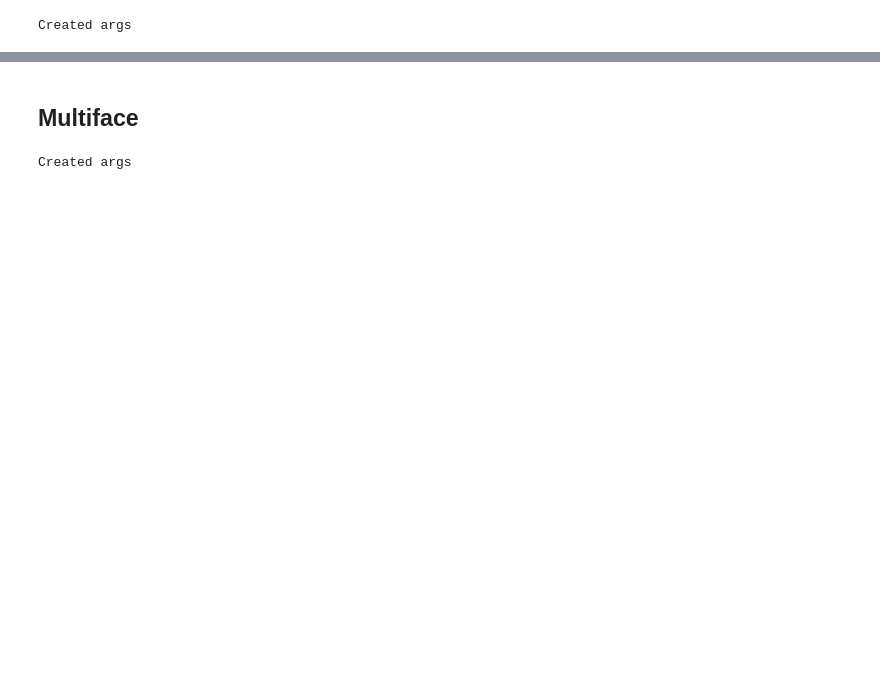
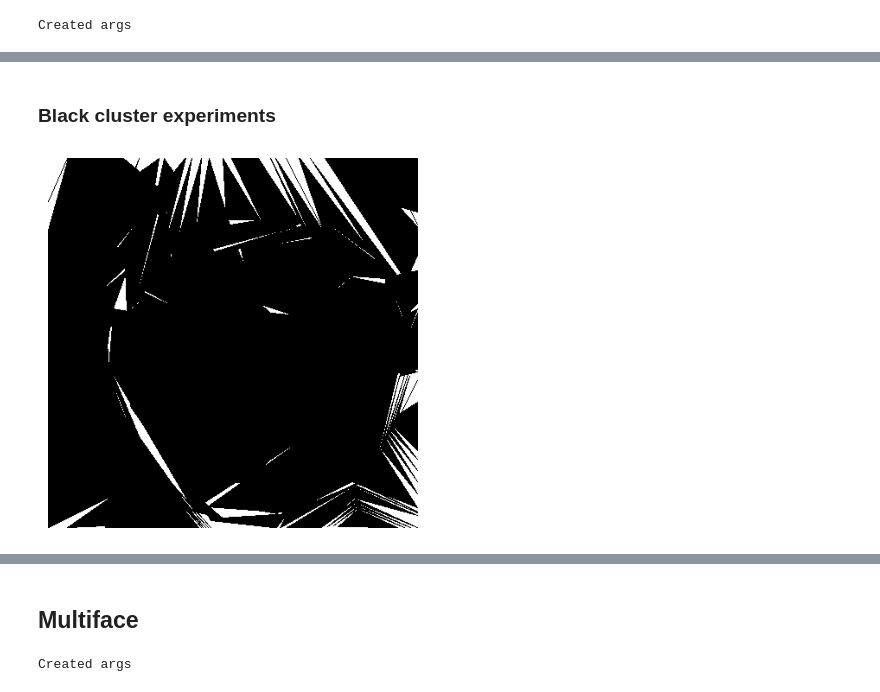
Before and after one commit to vinayak19th/Aesthetic-Face-De-Identification, a Jupyter notebook: python_experiments/CutOutFilter.ipynb, the cells around one changed output, grey strips where cells are left out. Cells and saved outputs as stored; diff of their text form; code cells hidden in the pictures; blank space fills up the shorter version.

```diff
--- a/python_experiments/CutOutFilter.ipynb
+++ b/python_experiments/CutOutFilter.ipynb
@@ -28,0 +17,23 @@ import os, sys
+# %%
+class Args:
+    in_file="KSJ.jpg"
+    out_file = "./outtest.png"
+    blur_kernel = 9
+    n_clusters = 10
+    min_area = 100
+    poly_epsilon = 10
+    quiet = False
+    final_blur = False
+    def __init__(self):
+        print("Created args")
+    def get_metadata(self):
+        return {"blur_kernel" : self.blur_kernel,
+                "n_clusters" : self.n_clusters,
+                "min_area" : self.min_area,
+                "poly_epsilon" : self.poly_epsilon,
+                "quiet" : self.quiet,
+                "final_blur" : self.final_blur
+               }
+
+args = Args()
+metadata= args.get_metadata()
@@ -311,0 +294,9 @@ stitch.save("./compare.png")
+# %% [markdown]
+### Black cluster experiments
+# %%
+can2 = canvas.copy()
+# %%
+mask = cv2.inRange(can2, (0,0,0),(5,5,5))
+show(mask)
+# %% [output]
+[figure, added]
```
Also changed, not shown: parts of 52 cells of this notebook, 22 other files.
